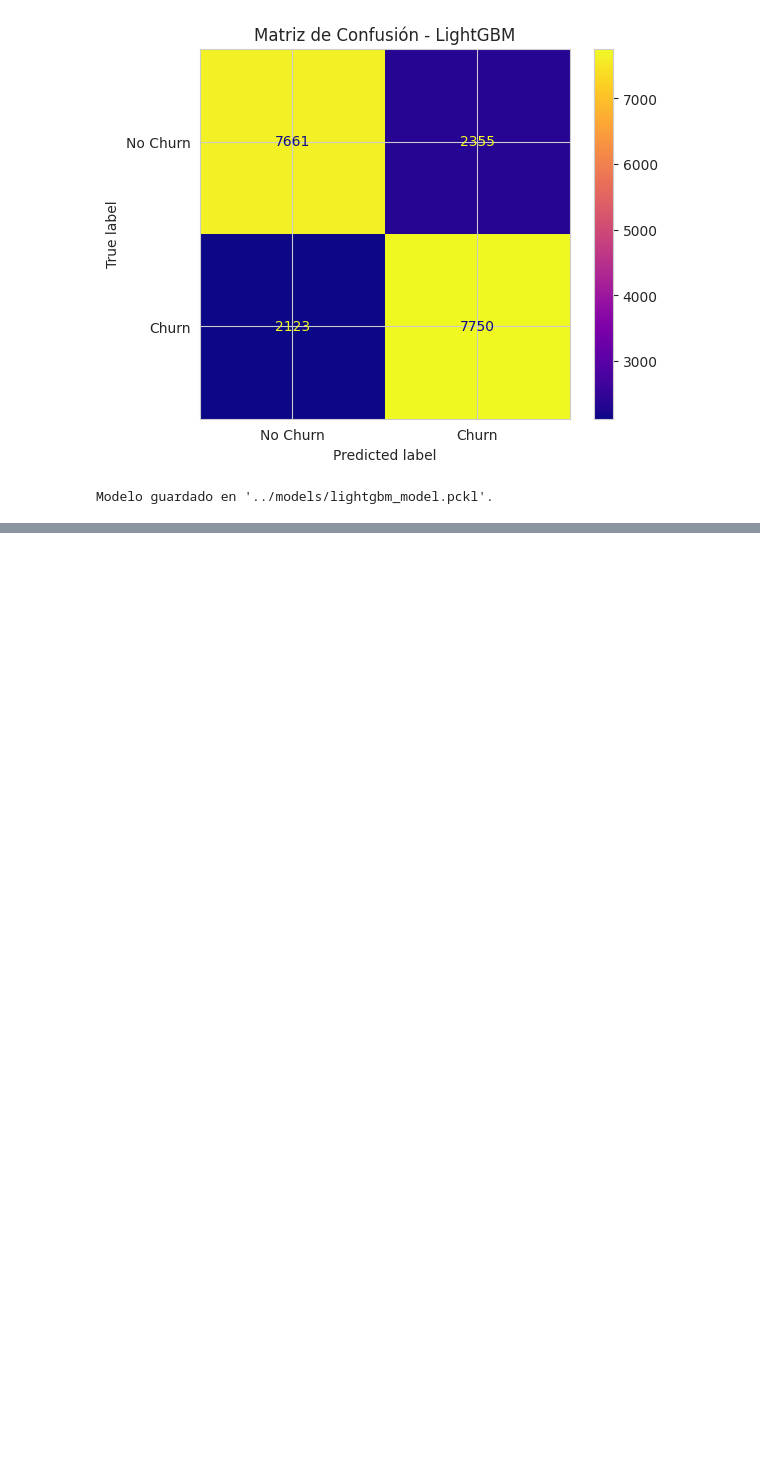
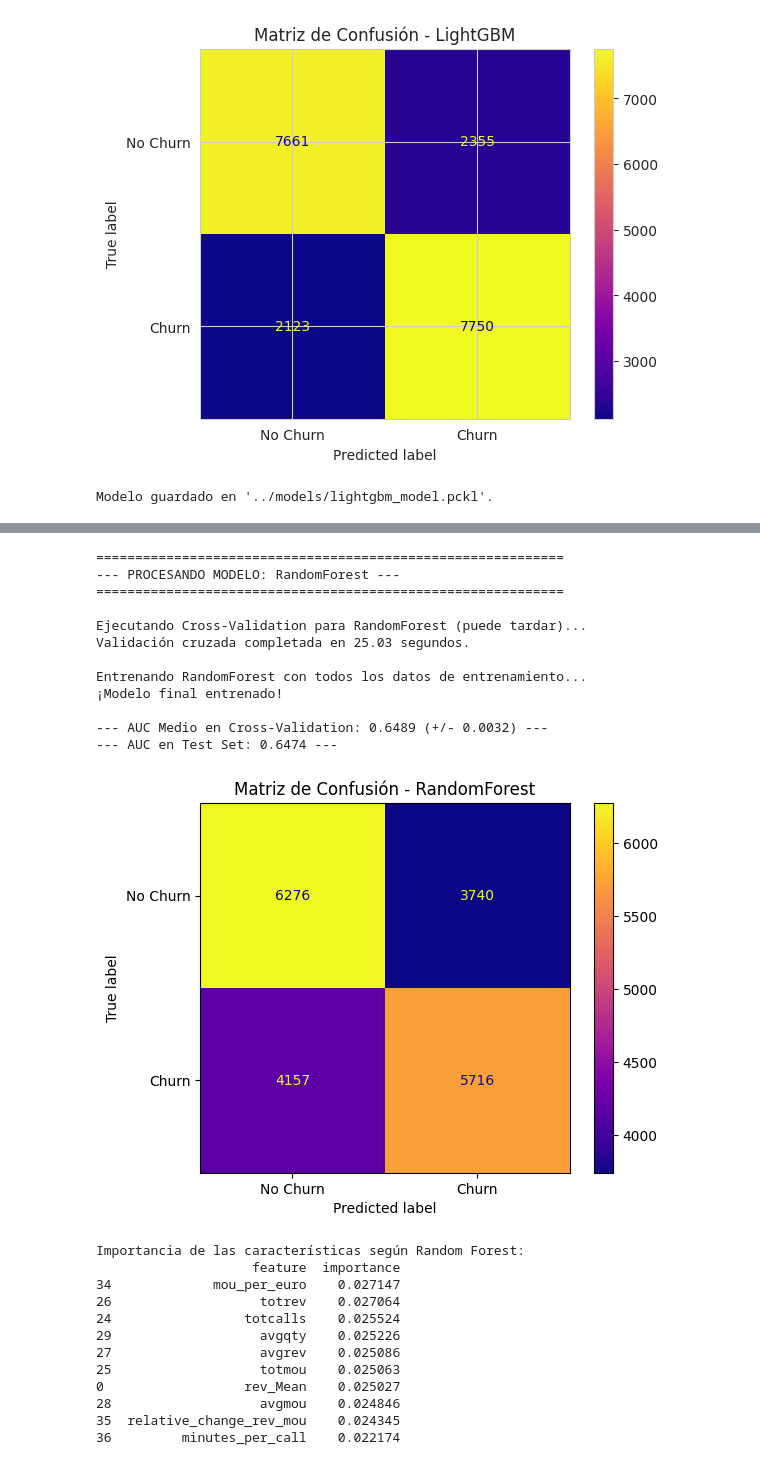
Before and after one commit to palomatm-phd/churn-estimation, a Jupyter notebook: notebooks/feature_engineering.ipynb, the cells around one changed output, grey strips where cells are left out. Saved outputs shown, nothing was run; the diff lists cells and outputs as text; code cells hidden in the pictures; blank space fills up the shorter version.

```diff
--- a/notebooks/feature_engineering.ipynb
+++ b/notebooks/feature_engineering.ipynb
@@ -705,0 +710,37 @@ Modelo CART entrenado en 1.21 segundos.
+# %%
+model, results = train_and_evaluate_model('RandomForest', {}, X_train, y_train, X_test, y_test)
+
+importances = model.feature_importances_
+feature_names = X_train.columns
+
+# Crea un DataFrame para visualizar mejor los resultados
+feature_importance_df = pd.DataFrame({
+    'feature': feature_names,
+    'importance': importances
+}).sort_values(by='importance', ascending=False)
+# %% [output]
+============================================================
+--- PROCESANDO MODELO: RandomForest ---
+============================================================
+
+Ejecutando Cross-Validation para RandomForest (puede tardar)...
+Validación cruzada completada en 25.03 segundos.
+
+Entrenando RandomForest con todos los datos de entrenamiento...
+¡Modelo final entrenado!
+
+--- AUC Medio en Cross-Validation: 0.6489 (+/- 0.0032) ---
+--- AUC en Test Set: 0.6474 ---
+[figure, added]
+Importancia de las características según Random Forest:
+                    feature  importance
+34             mou_per_euro    0.027147
+26                   totrev    0.027064
+24                 totcalls    0.025524
+29                   avgqty    0.025226
+27                   avgrev    0.025086
+25                   totmou    0.025063
+0                  rev_Mean    0.025027
+28                   avgmou    0.024846
+35  relative_change_rev_mou    0.024345
+36         minutes_per_call    0.022174
```
Also changed, not shown: parts of 4 cells of this notebook, 14 other files.
